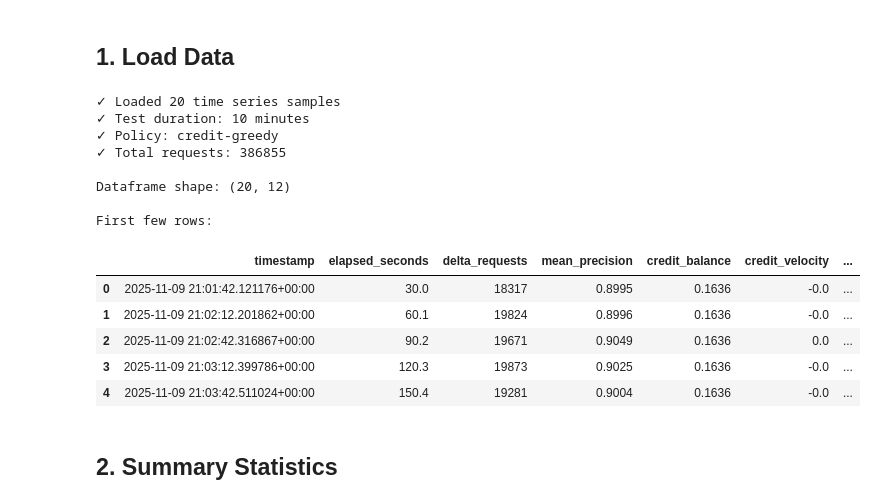
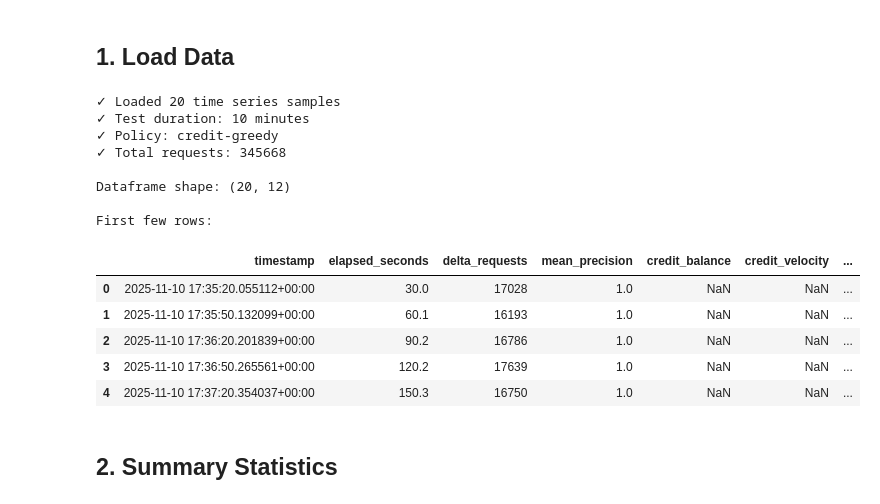
Before and after one commit to belgio99/k8s-carbonrouter, a Jupyter notebook: experiments/analysis_dashboard.ipynb, the cells around one changed output. Cells and saved outputs as stored; diff of their text form; code cells hidden in the pictures.

```diff
--- a/experiments/analysis_dashboard.ipynb
+++ b/experiments/analysis_dashboard.ipynb
@@ -27,42 +27,42 @@ print("✓ Imports loaded successfully")
 ## 1. Load Data
 # %%
 # Load test data
-results_dir = Path('/Users/belgio/git-repos/k8s-carbonaware-scheduler/experiments/results/simple_20251109_210041/credit-greedy')
+results_dir = Path('/Users/belgio/git-repos/k8s-carbonaware-scheduler/experiments/results/simple_20251110_173419/credit-greedy')
 
 # Load timeseries data
 df = pd.read_csv(results_dir / 'timeseries.csv')
 df['timestamp'] = pd.to_datetime(df['timestamp'])
 
 # Load summary
 with open(results_dir / 'summary.json') as f:
     summary = json.load(f)
 
 # Load flavour configuration
 with open(results_dir / 'engine_schedule_before.json') as f:
     engine_schedule = json.load(f)
 
 print(f"✓ Loaded {len(df)} time series samples")
 print(f"✓ Test duration: {summary['test_duration_minutes']} minutes")
 print(f"✓ Policy: {summary['policy']}")
 print(f"✓ Total requests: {summary['total_requests']:.0f}")
 print(f"\nDataframe shape: {df.shape}")
 print(f"\nFirst few rows:")
 df.head()
 # %% [output]
 ✓ Loaded 20 time series samples
 ✓ Test duration: 10 minutes
 ✓ Policy: credit-greedy
-✓ Total requests: 386855
+✓ Total requests: 345668
 
 Dataframe shape: (20, 12)
 
 First few rows:
 |  | timestamp | elapsed_seconds | delta_requests | mean_precision | credit_balance | credit_velocity | ... |
-| 0 | 2025-11-09 21:01:42.121176+00:00 | 30.0 | 18317 | 0.8995 | 0.1636 | -0.0 | ... |
-| 1 | 2025-11-09 21:02:12.201862+00:00 | 60.1 | 19824 | 0.8996 | 0.1636 | -0.0 | ... |
-| 2 | 2025-11-09 21:02:42.316867+00:00 | 90.2 | 19671 | 0.9049 | 0.1636 | 0.0 | ... |
-| 3 | 2025-11-09 21:03:12.399786+00:00 | 120.3 | 19873 | 0.9025 | 0.1636 | -0.0 | ... |
-| 4 | 2025-11-09 21:03:42.511024+00:00 | 150.4 | 19281 | 0.9004 | 0.1636 | -0.0 | ... |
+| 0 | 2025-11-10 17:35:20.055112+00:00 | 30.0 | 17028 | 1.0 | NaN | NaN | ... |
+| 1 | 2025-11-10 17:35:50.132099+00:00 | 60.1 | 16193 | 1.0 | NaN | NaN | ... |
+| 2 | 2025-11-10 17:36:20.201839+00:00 | 90.2 | 16786 | 1.0 | NaN | NaN | ... |
+| 3 | 2025-11-10 17:36:50.265561+00:00 | 120.2 | 17639 | 1.0 | NaN | NaN | ... |
+| 4 | 2025-11-10 17:37:20.354037+00:00 | 150.3 | 16750 | 1.0 | NaN | NaN | ... |
 # %% [markdown]
 ## 2. Summary Statistics
 # %%
```
Also changed, not shown: parts of 2 cells of this notebook, 9 other files.
